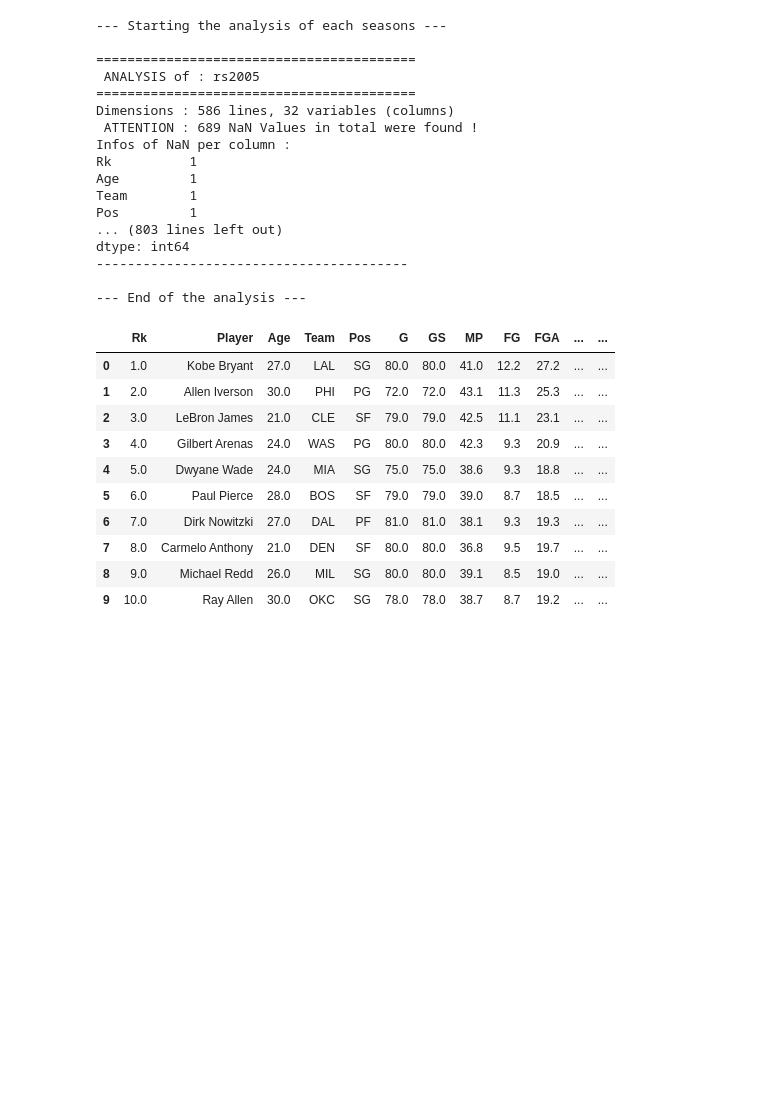
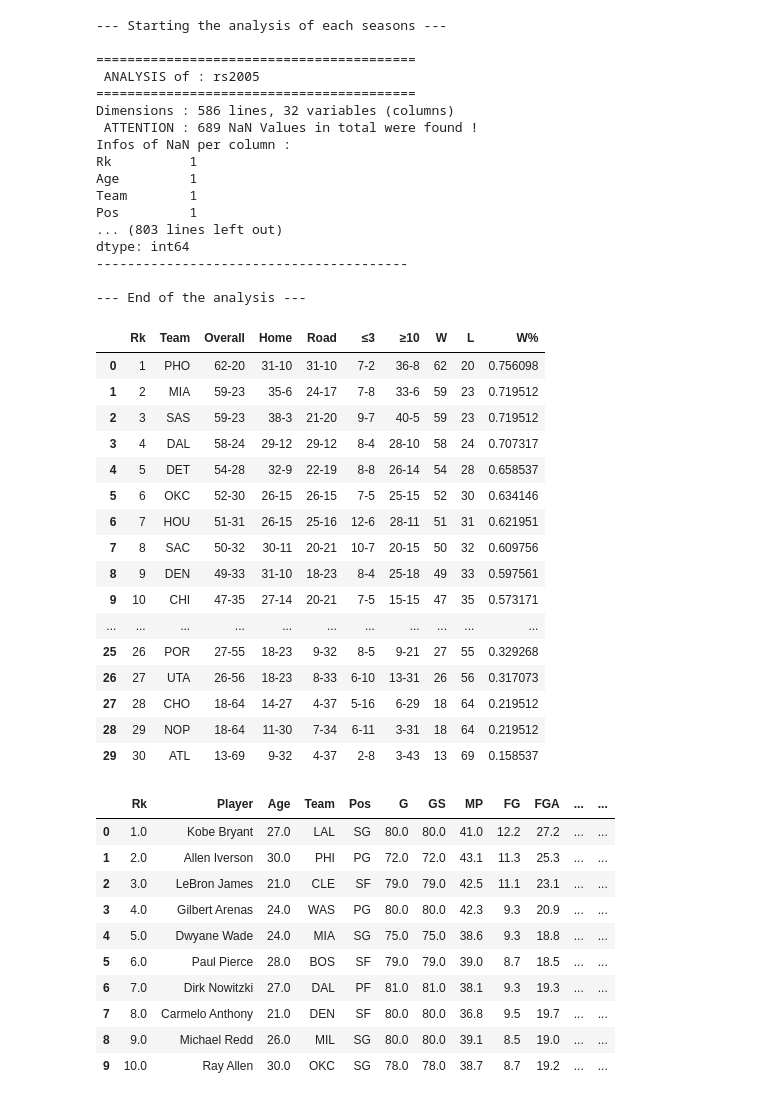
Before and after one commit to maadmaaax/Project_NBA_GroupM, a Jupyter notebook: Analyse_Principale.ipynb, the cells around one changed output. Cells and saved outputs as stored; diff of their text form; code cells hidden in the pictures; blank space fills up the shorter version.

```diff
--- a/Analyse_Principale.ipynb
+++ b/Analyse_Principale.ipynb
@@ -211,7 +217,25 @@ dtype: int64
 --- End of the analysis ---
 # %%
 # ---Display to see howw a dataframes looks like from our database. For example 2005
-display(rs2005)
+display(st2005)
+# %% [output]
+|  | Rk | Team | Overall | Home | Road | ≤3 | ≥10 | W | L | W% |
+| 0 | 1 | PHO | 62-20 | 31-10 | 31-10 | 7-2 | 36-8 | 62 | 20 | 0.756098 |
+| 1 | 2 | MIA | 59-23 | 35-6 | 24-17 | 7-8 | 33-6 | 59 | 23 | 0.719512 |
+| 2 | 3 | SAS | 59-23 | 38-3 | 21-20 | 9-7 | 40-5 | 59 | 23 | 0.719512 |
+| 3 | 4 | DAL | 58-24 | 29-12 | 29-12 | 8-4 | 28-10 | 58 | 24 | 0.707317 |
+| 4 | 5 | DET | 54-28 | 32-9 | 22-19 | 8-8 | 26-14 | 54 | 28 | 0.658537 |
+| 5 | 6 | OKC | 52-30 | 26-15 | 26-15 | 7-5 | 25-15 | 52 | 30 | 0.634146 |
+| 6 | 7 | HOU | 51-31 | 26-15 | 25-16 | 12-6 | 28-11 | 51 | 31 | 0.621951 |
+| 7 | 8 | SAC | 50-32 | 30-11 | 20-21 | 10-7 | 20-15 | 50 | 32 | 0.609756 |
+| 8 | 9 | DEN | 49-33 | 31-10 | 18-23 | 8-4 | 25-18 | 49 | 33 | 0.597561 |
+| 9 | 10 | CHI | 47-35 | 27-14 | 20-21 | 7-5 | 15-15 | 47 | 35 | 0.573171 |
+| ... | ... | ... | ... | ... | ... | ... | ... | ... | ... | ... |
+| 25 | 26 | POR | 27-55 | 18-23 | 9-32 | 8-5 | 9-21 | 27 | 55 | 0.329268 |
+| 26 | 27 | UTA | 26-56 | 18-23 | 8-33 | 6-10 | 13-31 | 26 | 56 | 0.317073 |
+| 27 | 28 | CHO | 18-64 | 14-27 | 4-37 | 5-16 | 6-29 | 18 | 64 | 0.219512 |
+| 28 | 29 | NOP | 18-64 | 11-30 | 7-34 | 6-11 | 3-31 | 18 | 64 | 0.219512 |
+| 29 | 30 | ATL | 13-69 | 9-32 | 4-37 | 2-8 | 3-43 | 13 | 69 | 0.158537 |
 # %%
 rs2006.head(10)
 # %% [output]
```
Also changed, not shown: parts of 5 cells of this notebook.
